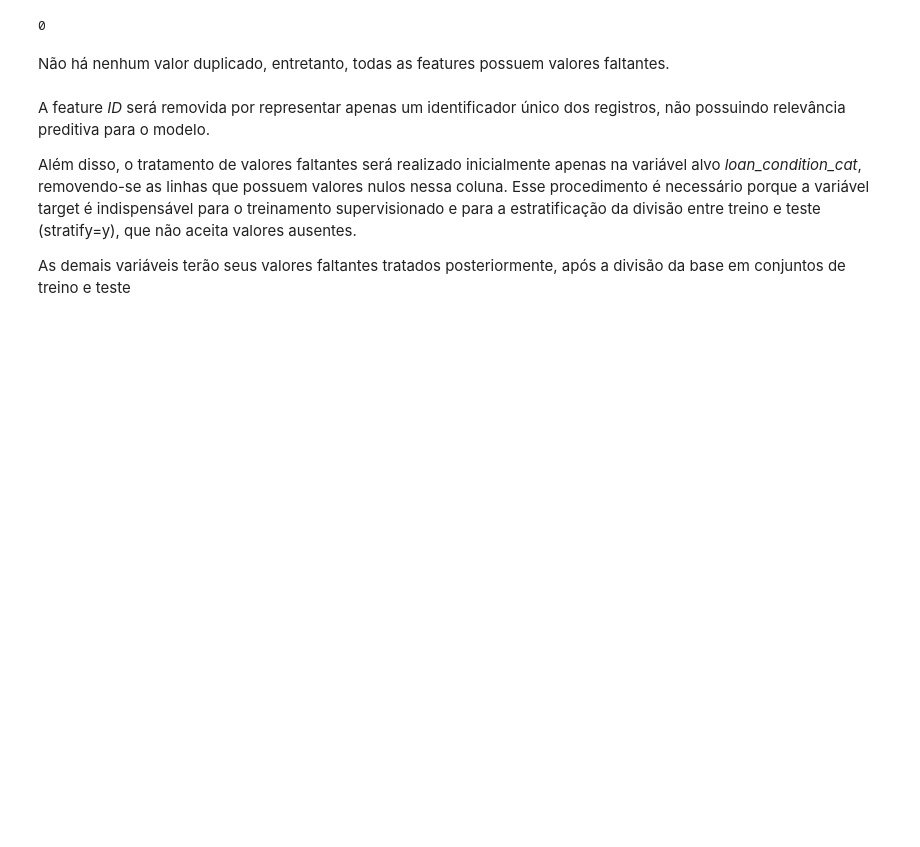
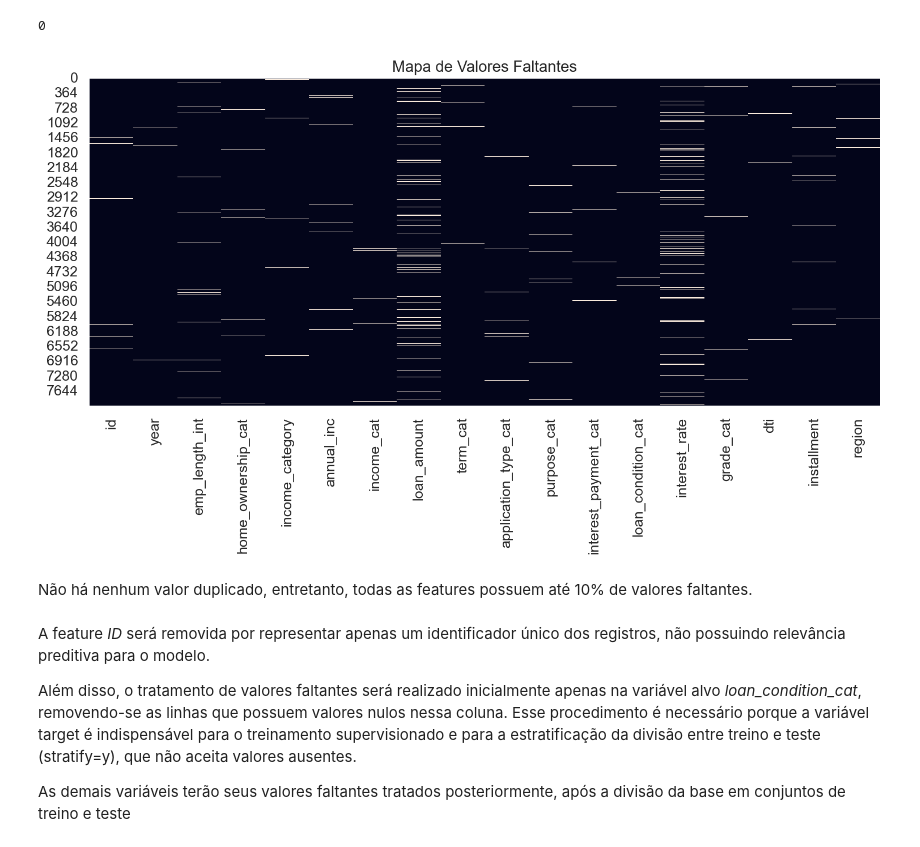
Before and after one commit to GustavoLimma/Credit_Risk_Prediction, a Jupyter notebook: notebooks/EDA.ipynb, the cells around one changed output. Drawn from its saved outputs; the diff is of its cells as text; code cells hidden in the pictures; blank space fills up the shorter version.

```diff
--- a/notebooks/EDA.ipynb
+++ b/notebooks/EDA.ipynb
@@ -334,8 +334,15 @@ A coluna region tem 1.0% de nulos (82/8000)
 df.duplicated().sum()
 # %% [output]
 0
+# %%
+plt.figure(figsize=(12,5))
+sns.heatmap(df.isnull(), cbar=False)
+plt.title("Mapa de Valores Faltantes")
+plt.show()
+# %% [output]
+[figure, added]
 # %% [markdown]
-Não há nenhum valor duplicado, entretanto, todas as features possuem valores faltantes.
+Não há nenhum valor duplicado, entretanto, todas as features possuem até 10% de valores faltantes.
 # %% [markdown]
 A feature *ID* será removida por representar apenas um identificador único dos registros, não possuindo relevância preditiva para o modelo.
 
```
Also changed, not shown: parts of 2 cells of this notebook.
